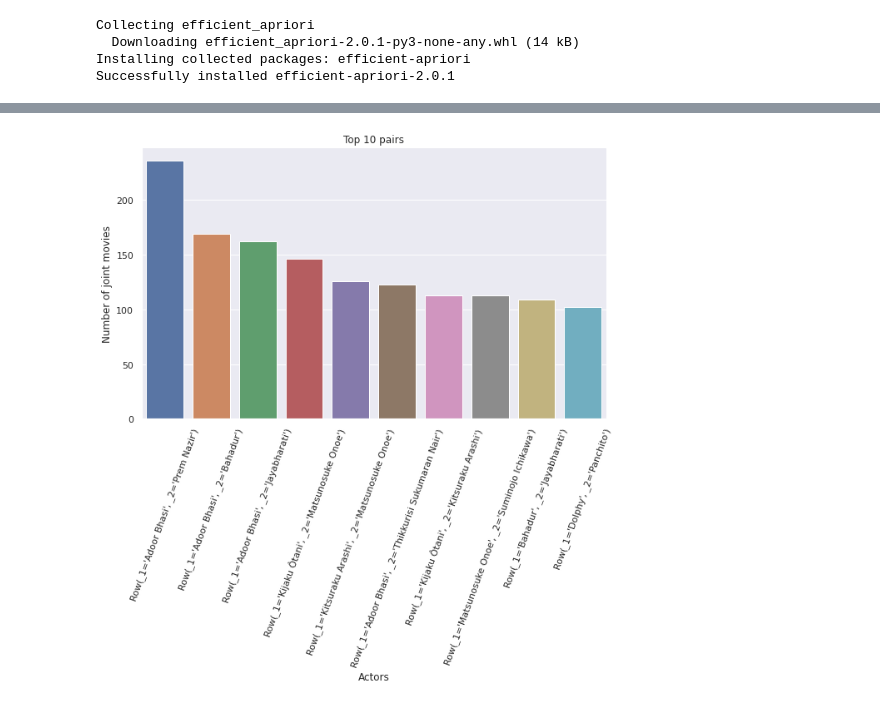
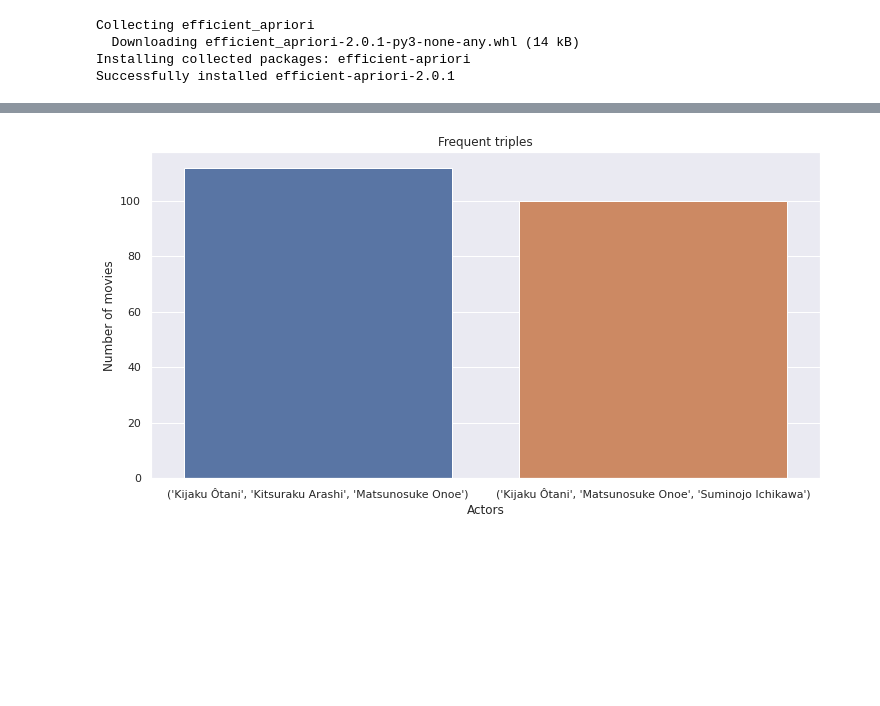
Before and after one commit to nataliakartasheva/AMD_MBA, a Jupyter notebook: AMD_MBA.ipynb, the cells around one changed output, grey strips where cells are left out. Cells and saved outputs as stored; diff of their text form; code cells hidden in the pictures; blank space fills up the shorter version.

```diff
--- a/AMD_MBA.ipynb
+++ b/AMD_MBA.ipynb
@@ -364,7 +401,7 @@ result_triple_pdf = result_triple_df.toPandas()
 # %%
-# plot top 10 frequent singletons
-sns.set(rc={'figure.figsize':(10,6)})
-ax = sns.barplot(x = "actors", y = "joint_apperaneces", data = result_singletons_pdf[:10])
-ax.set(title = "Top 10 singletons", xlabel = "Actors", ylabel = "Number of joint movies")
-ax.set_xticklabels(ax.get_xticklabels(), rotation=70);
+# plot frequent pairs
+sns.set(rc={'figure.figsize':(15,6)})
+ax = sns.barplot(x = "actors", y = "joint_appearences", data = result_pair_df)
+ax.set(title = "Frequent pairs", xlabel = "Actors", ylabel = "Number of movies")
+ax.set_xticklabels(ax.get_xticklabels(), rotation=90);
 # %% [output]
@@ -371,0 +411,17 @@ ax.set_xticklabels(ax.get_xticklabels(), rotation=70);
+# %%
+# create pandas dataframe with the result(triples)
+actors_triple = np.array([(key,value) for key, value in itemsets[3].items()]).reshape(-1,2)
+
+rules_triple = list(filter(lambda rule: (len(rule.lhs) == 2 and len(rule.rhs) == 1) or (len(rule.lhs) == 1 and len(rule.rhs) == 2) , rules))
+conf_triple = np.array([round(rule.confidence,2) for rule in rules_triple]).reshape(-2,6)
+lift_triple = np.array([round(rule.lift,2) for rule in rules_triple]).reshape(-2,6)
+
+result_triple_data = np.concatenate((actors_triple, conf_triple, lift_triple), axis=1)
+
+columns_main = ['actors','joint_appearences']
+columns_conf = [f'conf_{i}' for i in range(1, conf_triple.shape[1]+1)]
+columns_lift = [f'lift_{i}' for i in range(1, lift_triple.shape[1]+1)]
+columns_triple = columns_main + columns_conf + columns_lift
+
+result_triple_df = pd.DataFrame(result_triple_data, columns = columns_triple)
+result_triple_df= result_triple_df.sort_values('joint_appearences', ascending = False).reset_index(drop = True)
@@ -372,8 +434,8 @@ ax.set_xticklabels(ax.get_xticklabels(), rotation=70);
 # %%
-# plot top 10 frequent pairs
-sns.set(rc={'figure.figsize':(10,6)})
-ax = sns.barplot(x = "actors", y = "joint_apperaneces", data = result_pair_pdf[:10])
-ax.set(title = "Top 10 pairs", xlabel = "Actors", ylabel = "Number of joint movies")
-ax.set_xticklabels(ax.get_xticklabels(), rotation=70);
+# plot frequent triples
+sns.set(rc={'figure.figsize':(12,6)})
+ax = sns.barplot(x = "actors", y = "joint_appearences", data = result_triple_df)
+ax.set(title = "Frequent triples", xlabel = "Actors", ylabel = "Number of movies")
+ax.set_xticklabels(ax.get_xticklabels(), rotation=0);
 # %% [output]
-[figure, old version]
+[figure, new version]
```
Also changed, not shown: parts of 42 cells of this notebook.
